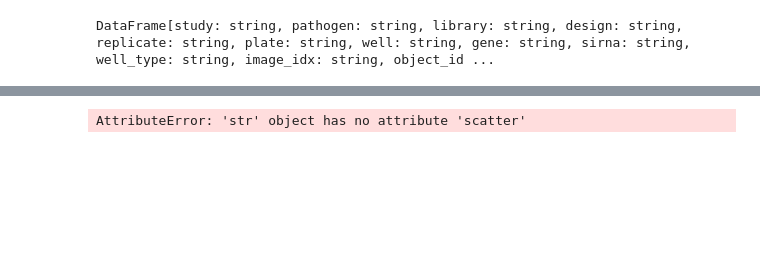
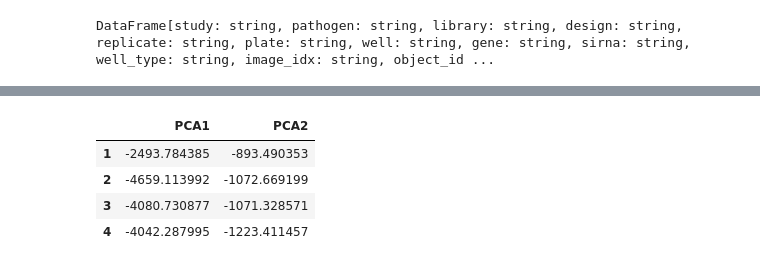
Before and after one commit to cbg-ethz/pybda, a Jupyter notebook: tix_notebooks/tix_euler_notebook.ipynb, the cells around one changed output, grey strips where cells are left out. Cells and saved outputs as stored; diff of their text form; code cells hidden in the pictures; blank space fills up the shorter version.

```diff
--- a/tix_notebooks/tix_euler_notebook.ipynb
+++ b/tix_notebooks/tix_euler_notebook.ipynb
@@ -46,0 +61,2 @@ DataFrame[study: string, pathogen: string, library: string, design: string, repl
+# %%
+Y = X.sample(fraction=.5, withReplacement=False).take(10000)
@@ -55,15 +81,3 @@ pca = PCA(k=2, inputCol="features", outputCol="pcaFeatures")
 pca_model = pca.fit(Y)
 # %%
 result = pca_model.transform(Y).select("pcaFeatures")
-# %%
-import matplotlib
-import matplotlib.pyplot
-
-x = [1,2,3,4]
-y = [3,4,8,6]
-
-matplotlib.s.scatter(x,y)
-
-matplotlib.pyplot.show()
-# %% [output]
-AttributeError: 'str' object has no attribute 'scatter'
@@ -69,0 +90,8 @@ AttributeError: 'str' object has no attribute 'scatter'
+# %%
+df2[1:5]
+# %% [output]
+|  | PCA1 | PCA2 |
+| 1 | -2493.784385 | -893.490353 |
+| 2 | -4659.113992 | -1072.669199 |
+| 3 | -4080.730877 | -1071.328571 |
+| 4 | -4042.287995 | -1223.411457 |
```
Also changed, not shown: parts of 18 cells of this notebook.
